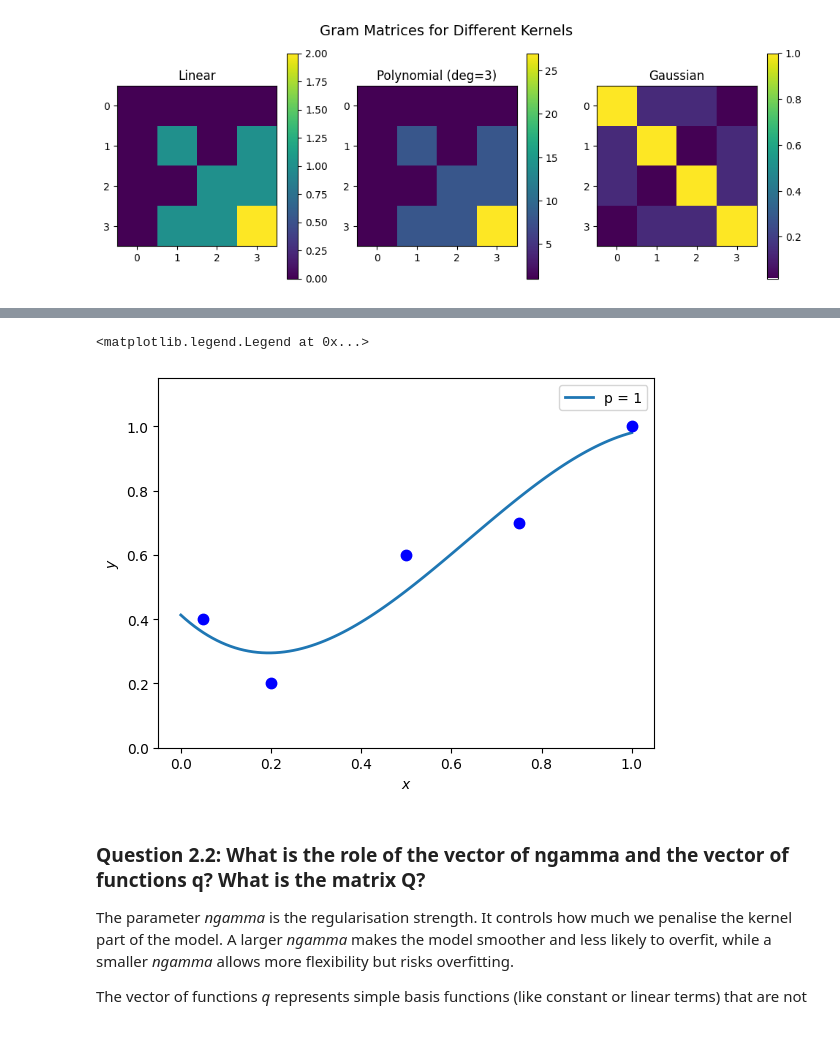
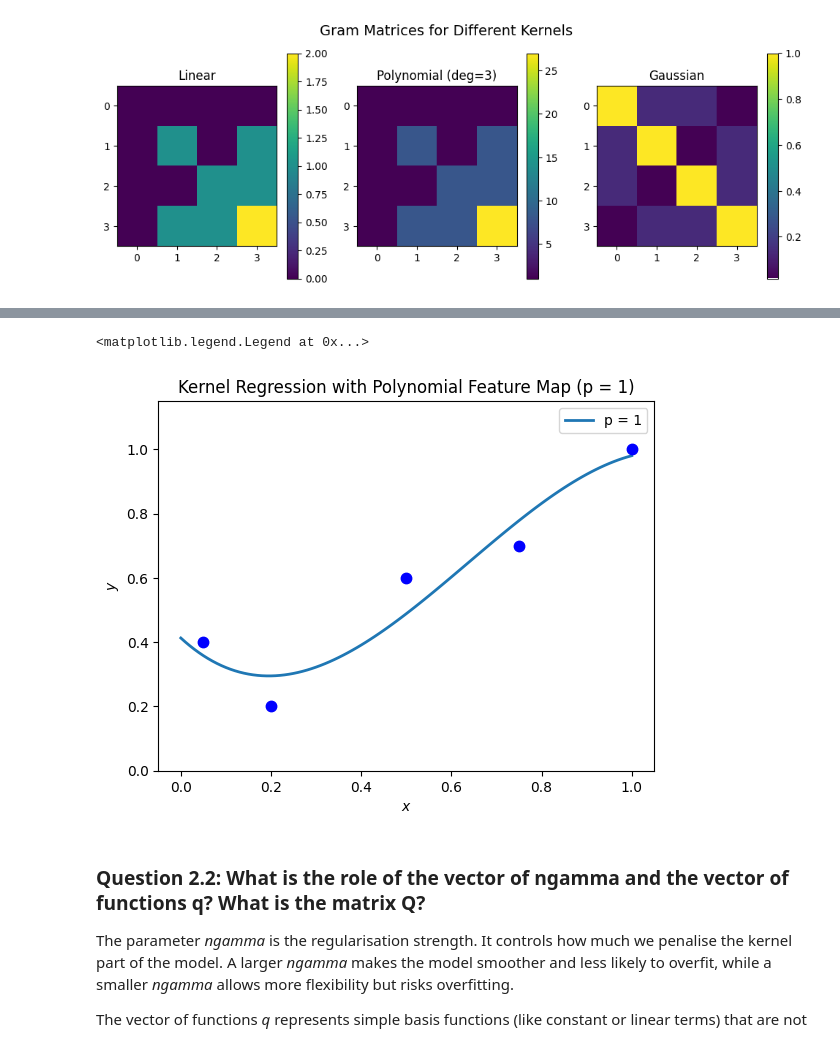
Before and after one commit to nanjala116/machine_learning1, a Jupyter notebook: notebooks/kernel.ipynb, the cells around one changed output, grey strips where cells are left out. Saved outputs shown, nothing was run; the diff lists cells and outputs as text; code cells hidden in the pictures.

Commit message:
ft(Kernel Method): Adds observations to the notebook.

```diff
--- a/notebooks/kernel.ipynb
+++ b/notebooks/kernel.ipynb
@@ -212,5 +287,5 @@ Gaussian kernel Gram matrix:
 # %%
-# --- Extra: Polynomial kernels of different degrees ---
+# Polynomial kernels of different degrees ---
 
 degrees = [1, 2, 3, 5]
 
@@ -235,5 +310,25 @@ for idx, d in enumerate(degrees):
 
 plt.suptitle("Polynomial Kernels of Different Orders", fontsize=14)
 plt.show()
+
+# 3D surface plots
+for d in degrees:
+    def poly_k(x, u, deg=d):
+        return (1 + np.dot(x, u)) ** deg
+
+    K, alpha = kernel_train(lambda a,b: poly_k(a,b), n, x, z)
+    grid_points = np.c_[xx.ravel(), yy.ravel()]
+    yhat = predict(x, alpha, lambda a,b: poly_k(a,b), grid_points).reshape(xx.shape)
+
+    # 3D surface
+    fig = plt.figure()
+    ax = fig.add_subplot(111, projection='3d')
+    ax.plot_surface(xx, yy, yhat, cmap="viridis", alpha=0.7)
+    ax.scatter(x[:,0], x[:,1], z, c="red", marker="x")  # training points
+    ax.set_title(f"Poly degree {d} (3D surface)")
+    ax.set_xlabel("x1")
+    ax.set_ylabel("x2")
+    ax.set_zlabel("Prediction")
+    plt.show()
 # %% [output]
 [figure]
@@ -296,34 +431,35 @@ def kernel_train(k, m, q, ngamma, n, x, y):
     # Solve for coefficients (ad = [alpha; beta])
     ad = np.linalg.solve(M,c)
     return ad
 
 # Plotting the line
 xx = np.arange(0,1+0.01,0.01).reshape(-1,1)
 N = np.shape(xx)[0]
 
 g = np.zeros_like(xx)
 Qx = np.zeros((N,m))
 for i in range(N):
     for j in range(m):
         Qx[i,j] = q[j](xx[i])
 
 Kx = np.zeros((n,N))
 for i in range(n):
     for j in range(N):
         Kx[i,j] = k(x[i], xx[j])
 ad = kernel_train(k, m, q, ngamma, n, x, y)
 
 g = g + np.hstack((Kx.T, Qx)) @ ad
 
 plt.ylim((0,1.15))
+plt.title(f"Kernel Regression with Polynomial Feature Map (p = {p})")
 plt.plot(xx, g, label = 'p = {}'.format(p), linewidth = 2)
 plt.plot(x,y, 'b.', markersize=15)
 plt.xlabel('$x$')
 plt.ylabel('$y$')
 plt.legend()
 # %% [output]
 <matplotlib.legend.Legend at 0x...>
-[figure, old version]
+[figure, new version]
 # %% [markdown]
 ### Question 2.2: What is the role of the vector of ngamma and the vector of functions q? What is the matrix Q?
 
```
Also changed, not shown: parts of 10 cells of this notebook.
